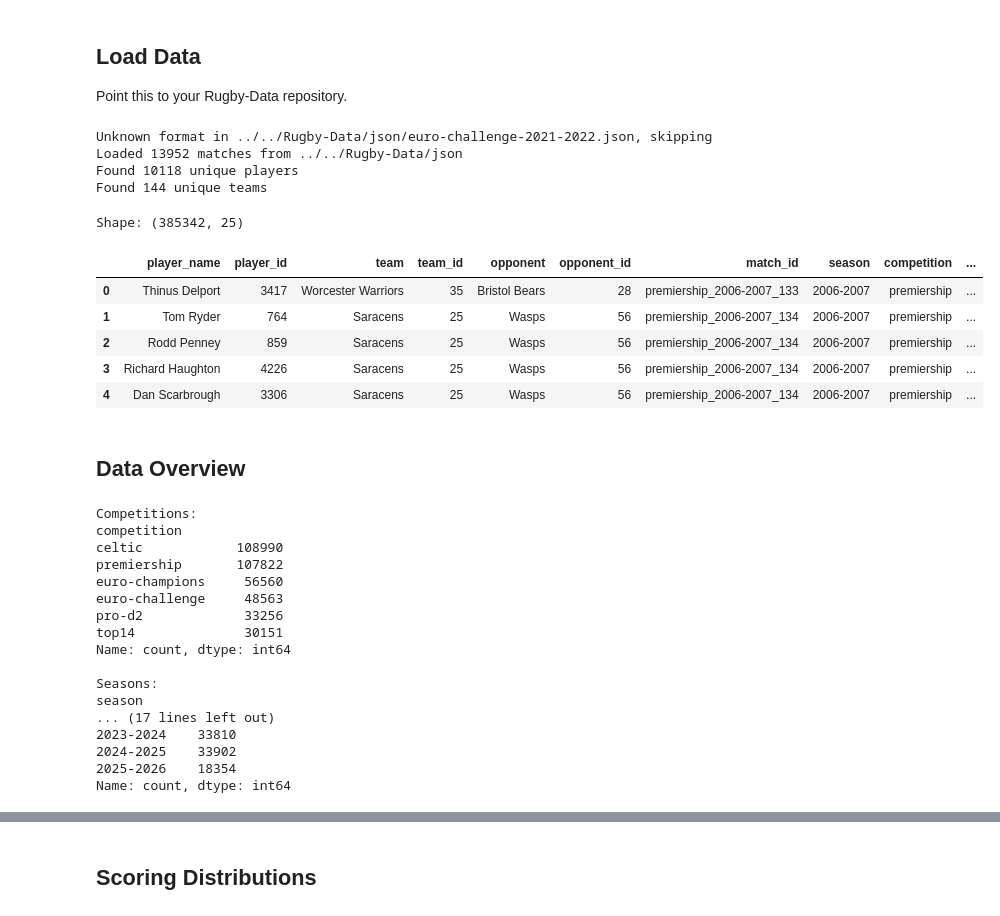
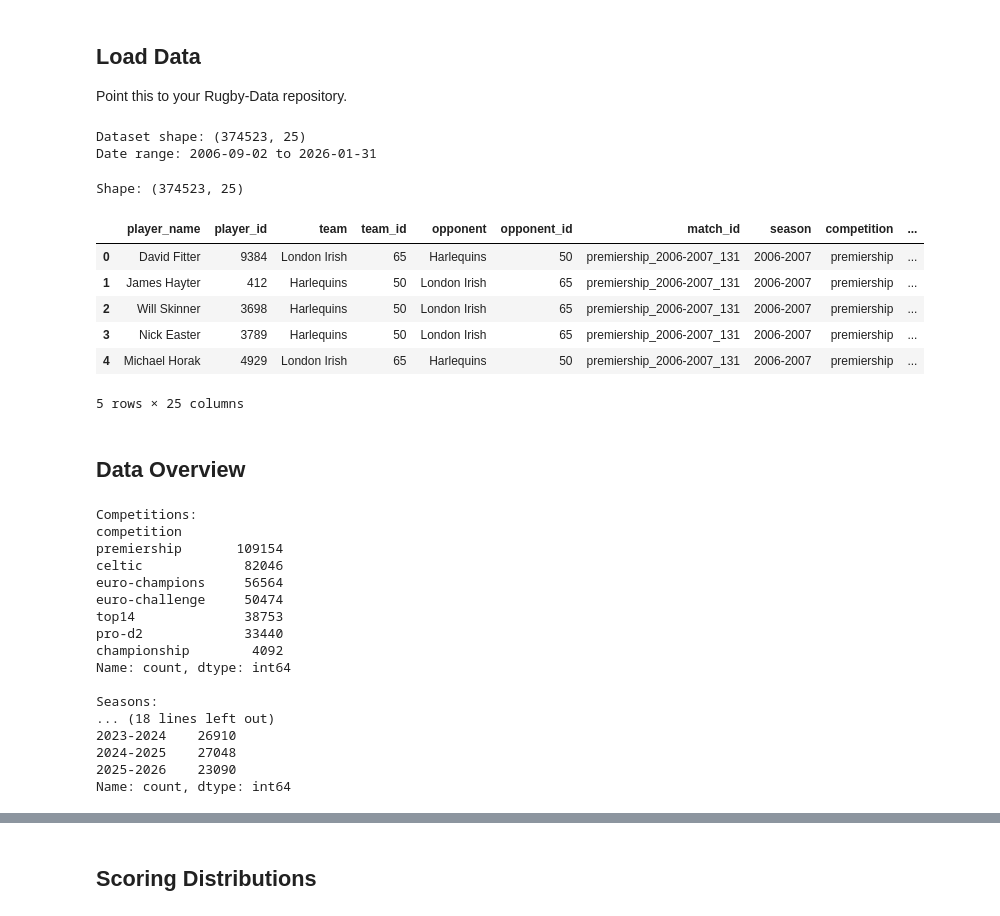
Before and after one commit to transientlunatic/rugby-pymc, a Jupyter notebook: notebooks/01_data_exploration.ipynb, the cells around one changed output, grey strips where cells are left out. Drawn from its saved outputs; the diff is of its cells as text; code cells hidden in the pictures.

```diff
--- a/notebooks/01_data_exploration.ipynb
+++ b/notebooks/01_data_exploration.ipynb
@@ -2,19 +2,9 @@
 # Rugby Data Exploration
 
 This notebook explores the structure of the rugby match data and validates the data pipeline.
-# %%
-import sys
-from pathlib import Path
-
-# Add parent directory to path for imports
-sys.path.insert(0, str(Path.cwd().parent))
-
-import pandas as pd
-import numpy as np
-import matplotlib.pyplot as plt
-import seaborn as sns
-
-from rugby_ranking.model.data import MatchDataset
-
-pd.set_option('display.max_columns', None)
-sns.set_style('whitegrid')
+# %%
+from rugby_ranking.notebook_utils import setup_notebook_environment, print_summary
+import matplotlib.pyplot as plt
+
+# One-line setup: loads data, configures plots, handles paths
+dataset, df, model_dir = setup_notebook_environment()
@@ -22,29 +22,26 @@ sns.set_style('whitegrid')
 ## Load Data
 
 Point this to your Rugby-Data repository.
-# %%
-DATA_DIR = Path("../../Rugby-Data")  # Adjust path as needed
-
-dataset = MatchDataset(DATA_DIR, fuzzy_match_names=False)
-dataset.load_json_files()
-# %% [output]
-Unknown format in ../../Rugby-Data/json/euro-challenge-2021-2022.json, skipping
-Loaded 13952 matches from ../../Rugby-Data/json
-Found 10118 unique players
-Found 144 unique teams
+# %%
+# Data is already loaded above. Verify dataset info:
+print(f"Dataset shape: {df.shape}")
+print(f"Date range: {df['date'].min().date()} to {df['date'].max().date()}")
+# %% [output]
+Dataset shape: (374523, 25)
+Date range: 2006-09-02 to 2026-01-31
 # %%
-# Convert to DataFrame
-df = dataset.to_dataframe(played_only=True)
+# Display first few rows
 print(f"Shape: {df.shape}")
 df.head()
 # %% [output]
-Shape: (385342, 25)
+Shape: (374523, 25)
 |  | player_name | player_id | team | team_id | opponent | opponent_id | match_id | season | competition | ... |
-| 0 | Thinus Delport | 3417 | Worcester Warriors | 35 | Bristol Bears | 28 | premiership_2006-2007_133 | 2006-2007 | premiership | ... |
-| 1 | Tom Ryder | 764 | Saracens | 25 | Wasps | 56 | premiership_2006-2007_134 | 2006-2007 | premiership | ... |
-| 2 | Rodd Penney | 859 | Saracens | 25 | Wasps | 56 | premiership_2006-2007_134 | 2006-2007 | premiership | ... |
-| 3 | Richard Haughton | 4226 | Saracens | 25 | Wasps | 56 | premiership_2006-2007_134 | 2006-2007 | premiership | ... |
-| 4 | Dan Scarbrough | 3306 | Saracens | 25 | Wasps | 56 | premiership_2006-2007_134 | 2006-2007 | premiership | ... |
+| 0 | David Fitter | 9384 | London Irish | 65 | Harlequins | 50 | premiership_2006-2007_131 | 2006-2007 | premiership | ... |
+| 1 | James Hayter | 412 | Harlequins | 50 | London Irish | 65 | premiership_2006-2007_131 | 2006-2007 | premiership | ... |
+| 2 | Will Skinner | 3698 | Harlequins | 50 | London Irish | 65 | premiership_2006-2007_131 | 2006-2007 | premiership | ... |
+| 3 | Nick Easter | 3789 | Harlequins | 50 | London Irish | 65 | premiership_2006-2007_131 | 2006-2007 | premiership | ... |
+| 4 | Michael Horak | 4929 | London Irish | 65 | Harlequins | 50 | premiership_2006-2007_131 | 2006-2007 | premiership | ... |
+5 rows × 25 columns
 # %% [markdown]
 ## Data Overview
 # %%
@@ -55,20 +52,20 @@ print(df['season'].value_counts().sort_index())
 # %% [output]
 Competitions:
 competition
-celtic            108990
-premiership       107822
-euro-champions     56560
-euro-challenge     48563
-pro-d2             33256
-top14              30151
+premiership       109154
+celtic             82046
+euro-champions     56564
+euro-challenge     50474
+top14              38753
+pro-d2             33440
+championship        4092
 Name: count, dtype: int64
 
 Seasons:
-season
-... (17 lines left out)
-2023-2024    33810
-2024-2025    33902
-2025-2026    18354
+... (18 lines left out)
+2023-2024    26910
+2024-2025    27048
+2025-2026    23090
 Name: count, dtype: int64
 # %%
 print(f"Unique players: {df['player_name'].nunique()}")
```
Also changed, not shown: parts of 10 cells of this notebook, 11 other files.
